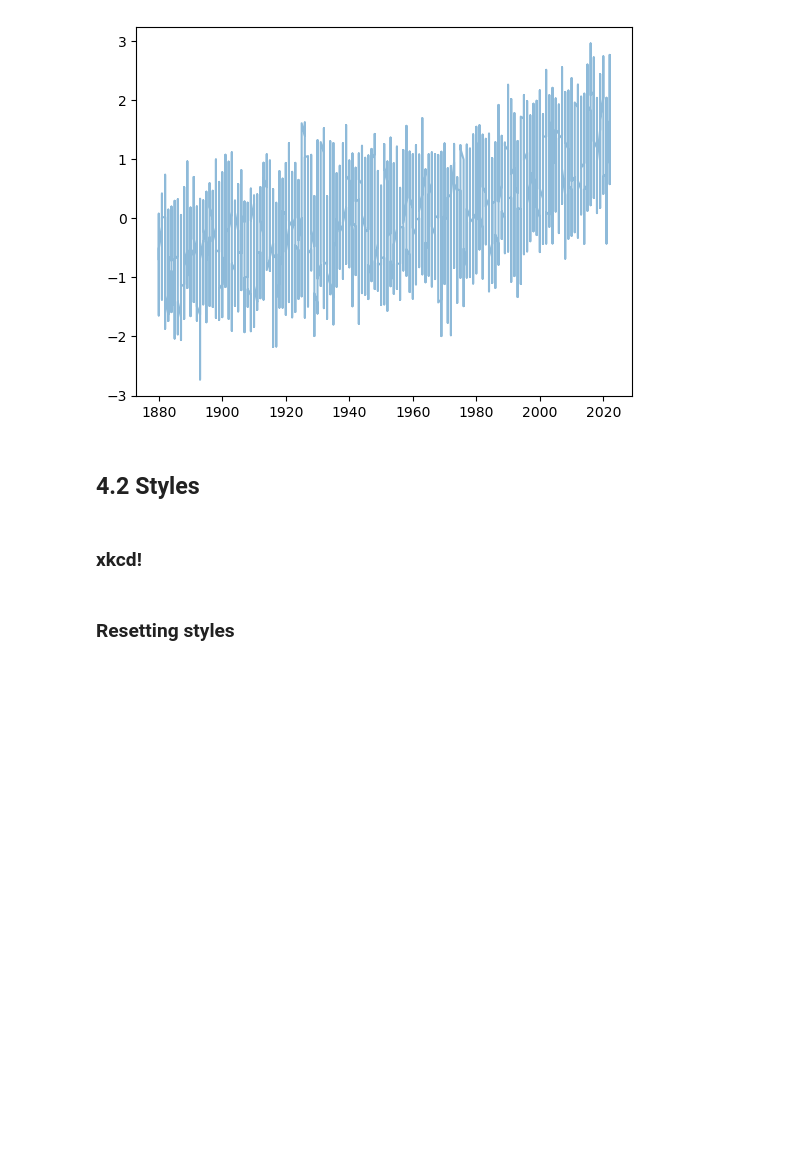
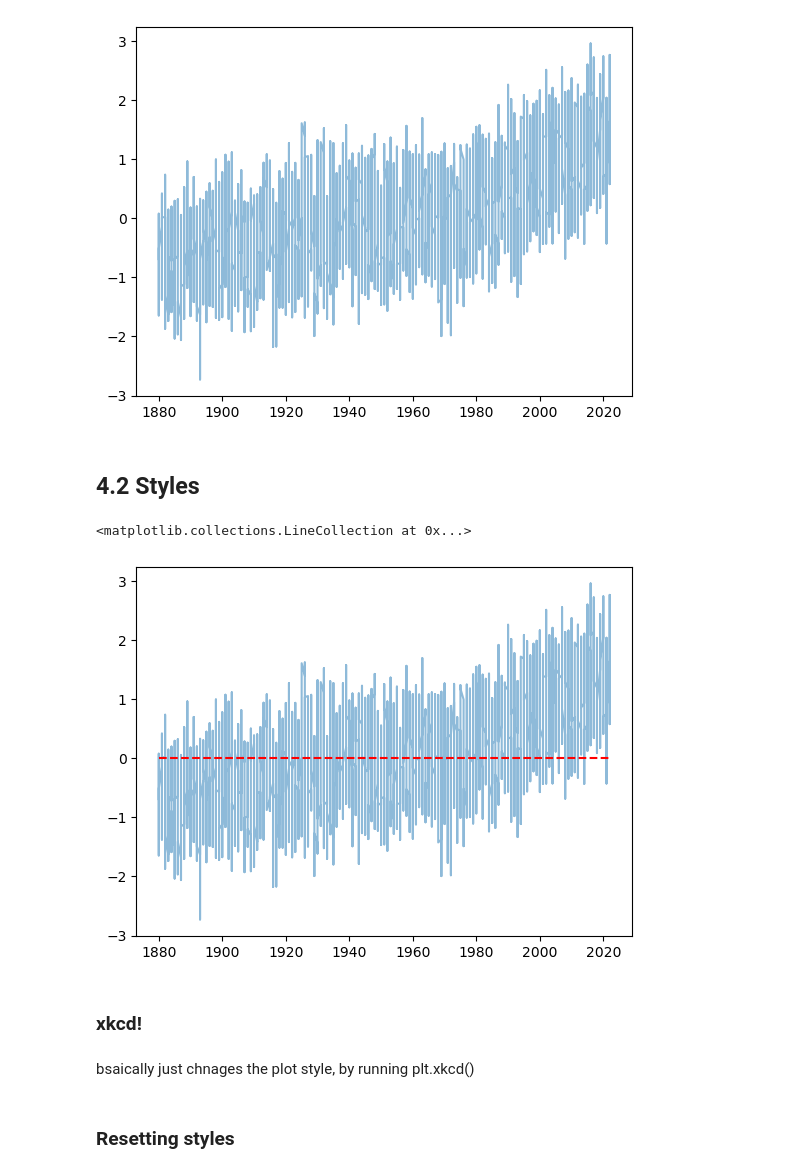
Before and after one commit to SPS-SP2273/learning-portfolio-2024-aug-sophieemmatann2103, a Jupyter notebook: 7.1_plotting/plotting_(need).ipynb, the cells around one changed output. Drawn from its saved outputs; the diff is of its cells as text; code cells hidden in the pictures; blank space fills up the shorter version.

```diff
--- a/7.1_plotting/plotting_(need).ipynb
+++ b/7.1_plotting/plotting_(need).ipynb
@@ -141,5 +141,15 @@ plt.plot(data[:,1],data[:,-1], alpha =.5)
 [figure]
 # %% [markdown]
 ## 4.2 Styles
+# %%
+years = data[:,1]       # getting the second column data from the data set online
+anomaly = data[:,-1]    # getting the last column data from the data set online
+plt.plot(years, anomaly, alpha = .5)
+
+year_min, year_max = years.min(), years.max()
+plt.hlines(0, year_min, year_max, color = 'r', ls='dashed')
+# %% [output]
+<matplotlib.collections.LineCollection at 0x...>
+[figure, added]
 # %% [markdown]
 ### xkcd!
@@ -149,3 +156,5 @@ plt.plot(data[:,1],data[:,-1], alpha =.5)
+# %% [markdown]
+bsaically just chnages the plot style, by running plt.xkcd()
 # %% [markdown]
 ### Resetting styles
 # %%
```
Also changed, not shown: parts of 3 cells of this notebook.
